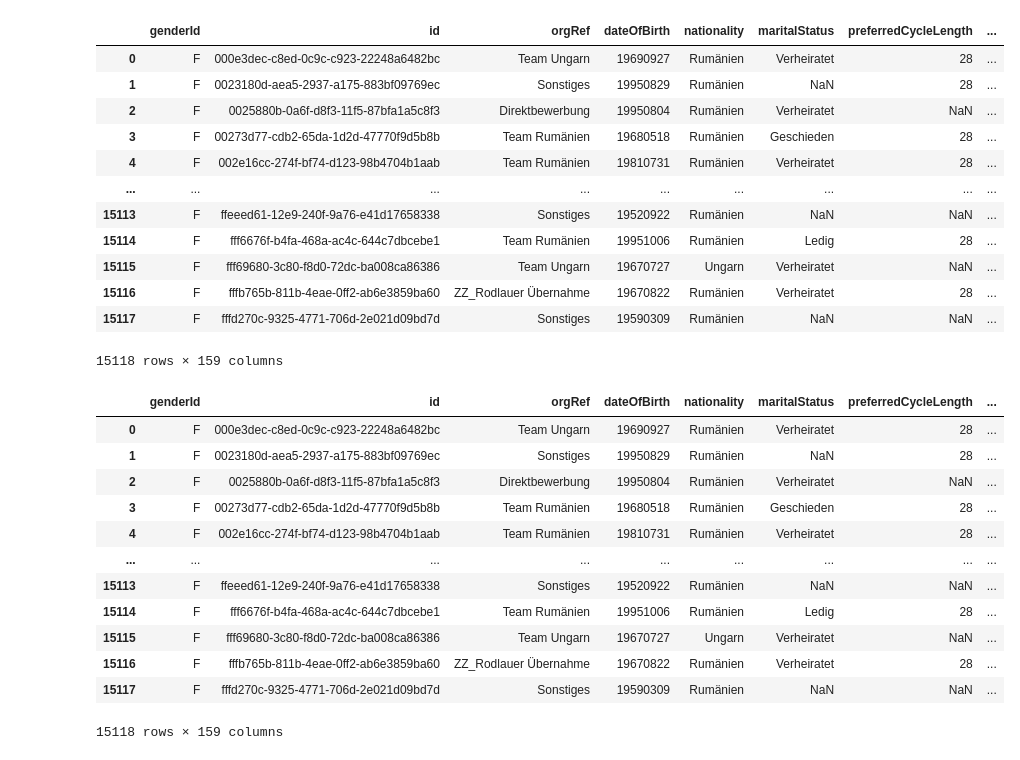
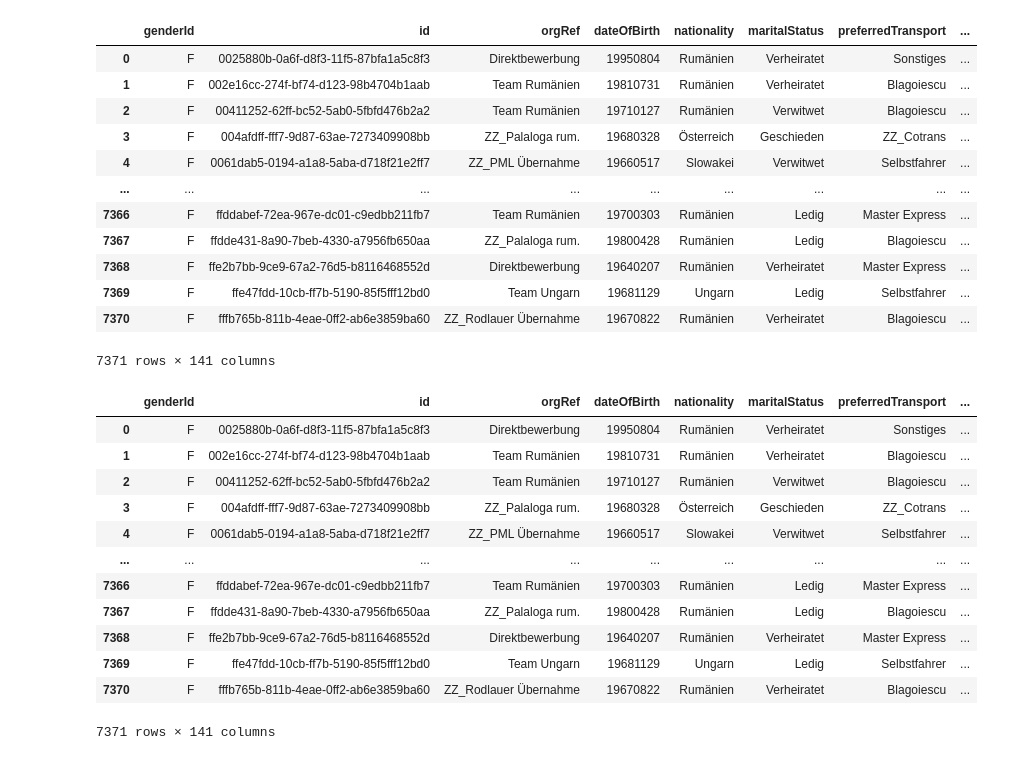
Before and after one commit to SirPoz/masterPipeline, a Jupyter notebook: extraction/caregiverWorkflow.ipynb, the cells around one changed output. Saved outputs shown, nothing was run; the diff lists cells and outputs as text; code cells hidden in the pictures.

```diff
--- a/extraction/caregiverWorkflow.ipynb
+++ b/extraction/caregiverWorkflow.ipynb
@@ -139,9 +139,21 @@ exceptions = [
 'covid-1',
 'covid-2',
 'covid-3',
+"cpvod-1-mit",
+"covid-1-wo",
+"cpvod-2-mit",
+"covid-2-wo",
+"cpvod-3-mit",
+"covid-3-wo",
+"gewerbeschein_nr",
+
+"PFSystem",
 'keine-kurse',
 'agentur-zuletzt',
-
+'BE_PERSONALAUSWEIS_NR',
+'BE_PERSONALAUSWEIS_BEHOERDE',
+'BE_PERSONALAUSWEIS_GUELTIG_AB',
+'BE_PERSONALAUSWEIS'
 ]
 
 exceptions = [x.lower() for x in exceptions]
@@ -243,48 +255,50 @@ if data["entries"] is not None:
 df = pd.DataFrame(totalData)
 df
 # %% [output]
-|  | genderId | id | orgRef | dateOfBirth | nationality | maritalStatus | preferredCycleLength | ... |
-| 0 | F | 000e3dec-c8ed-0c9c-c923-22248a6482bc | Team Ungarn | 19690927 | Rumänien | Verheiratet | 28 | ... |
-| 1 | F | 0023180d-aea5-2937-a175-883bf09769ec | Sonstiges | 19950829 | Rumänien | NaN | 28 | ... |
-| 2 | F | 0025880b-0a6f-d8f3-11f5-87bfa1a5c8f3 | Direktbewerbung | 19950804 | Rumänien | Verheiratet | NaN | ... |
-| 3 | F | 00273d77-cdb2-65da-1d2d-47770f9d5b8b | Team Rumänien | 19680518 | Rumänien | Geschieden | 28 | ... |
-| 4 | F | 002e16cc-274f-bf74-d123-98b4704b1aab | Team Rumänien | 19810731 | Rumänien | Verheiratet | 28 | ... |
+|  | genderId | id | orgRef | dateOfBirth | nationality | maritalStatus | preferredTransport | ... |
+| 0 | F | 0025880b-0a6f-d8f3-11f5-87bfa1a5c8f3 | Direktbewerbung | 19950804 | Rumänien | Verheiratet | Sonstiges | ... |
+| 1 | F | 002e16cc-274f-bf74-d123-98b4704b1aab | Team Rumänien | 19810731 | Rumänien | Verheiratet | Blagoiescu | ... |
+| 2 | F | 00411252-62ff-bc52-5ab0-5fbfd476b2a2 | Team Rumänien | 19710127 | Rumänien | Verwitwet | Blagoiescu | ... |
+| 3 | F | 004afdff-fff7-9d87-63ae-7273409908bb | ZZ_Palaloga rum. | 19680328 | Österreich | Geschieden | ZZ_Cotrans | ... |
+| 4 | F | 0061dab5-0194-a1a8-5aba-d718f21e2ff7 | ZZ_PML Übernahme | 19660517 | Slowakei | Verwitwet | Selbstfahrer | ... |
 | ... | ... | ... | ... | ... | ... | ... | ... | ... |
-| 15113 | F | ffeeed61-12e9-240f-9a76-e41d17658338 | Sonstiges | 19520922 | Rumänien | NaN | NaN | ... |
-| 15114 | F | fff6676f-b4fa-468a-ac4c-644c7dbcebe1 | Team Rumänien | 19951006 | Rumänien | Ledig | 28 | ... |
-| 15115 | F | fff69680-3c80-f8d0-72dc-ba008ca86386 | Team Ungarn | 19670727 | Ungarn | Verheiratet | NaN | ... |
-| 15116 | F | fffb765b-811b-4eae-0ff2-ab6e3859ba60 | ZZ_Rodlauer Übernahme | 19670822 | Rumänien | Verheiratet | 28 | ... |
-| 15117 | F | fffd270c-9325-4771-706d-2e021d09bd7d | Sonstiges | 19590309 | Rumänien | NaN | NaN | ... |
+| 7366 | F | ffddabef-72ea-967e-dc01-c9edbb211fb7 | Team Rumänien | 19700303 | Rumänien | Ledig | Master Express | ... |
+| 7367 | F | ffdde431-8a90-7beb-4330-a7956fb650aa | ZZ_Palaloga rum. | 19800428 | Rumänien | Ledig | Blagoiescu | ... |
+| 7368 | F | ffe2b7bb-9ce9-67a2-76d5-b8116468552d | Direktbewerbung | 19640207 | Rumänien | Verheiratet | Master Express | ... |
+| 7369 | F | ffe47fdd-10cb-ff7b-5190-85f5fff12bd0 | Team Ungarn | 19681129 | Ungarn | Ledig | Selbstfahrer | ... |
+| 7370 | F | fffb765b-811b-4eae-0ff2-ab6e3859ba60 | ZZ_Rodlauer Übernahme | 19670822 | Rumänien | Verheiratet | Blagoiescu | ... |
-15118 rows × 159 columns
+7371 rows × 141 columns
 # %%
 for col in df.columns:
     non_null = df[col].dropna()
 
     if len(non_null) > 0 and non_null.isin([True, False]).all():
         df[col] = df[col].fillna(False).astype(bool)
 
 bool_cols = df.select_dtypes(include=["bool", "boolean"]).columns
 
 df[bool_cols] = df[bool_cols].fillna(False)
 
 
 df = df.replace(r'^\s*$', np.nan, regex=True)
 
+df.to_csv("caregiverRaw.csv", index=False, sep=";")
+
 df
 # %% [output]
-|  | genderId | id | orgRef | dateOfBirth | nationality | maritalStatus | preferredCycleLength | ... |
-| 0 | F | 000e3dec-c8ed-0c9c-c923-22248a6482bc | Team Ungarn | 19690927 | Rumänien | Verheiratet | 28 | ... |
-| 1 | F | 0023180d-aea5-2937-a175-883bf09769ec | Sonstiges | 19950829 | Rumänien | NaN | 28 | ... |
-| 2 | F | 0025880b-0a6f-d8f3-11f5-87bfa1a5c8f3 | Direktbewerbung | 19950804 | Rumänien | Verheiratet | NaN | ... |
-| 3 | F | 00273d77-cdb2-65da-1d2d-47770f9d5b8b | Team Rumänien | 19680518 | Rumänien | Geschieden | 28 | ... |
-| 4 | F | 002e16cc-274f-bf74-d123-98b4704b1aab | Team Rumänien | 19810731 | Rumänien | Verheiratet | 28 | ... |
+|  | genderId | id | orgRef | dateOfBirth | nationality | maritalStatus | preferredTransport | ... |
+| 0 | F | 0025880b-0a6f-d8f3-11f5-87bfa1a5c8f3 | Direktbewerbung | 19950804 | Rumänien | Verheiratet | Sonstiges | ... |
+| 1 | F | 002e16cc-274f-bf74-d123-98b4704b1aab | Team Rumänien | 19810731 | Rumänien | Verheiratet | Blagoiescu | ... |
+| 2 | F | 00411252-62ff-bc52-5ab0-5fbfd476b2a2 | Team Rumänien | 19710127 | Rumänien | Verwitwet | Blagoiescu | ... |
+| 3 | F | 004afdff-fff7-9d87-63ae-7273409908bb | ZZ_Palaloga rum. | 19680328 | Österreich | Geschieden | ZZ_Cotrans | ... |
+| 4 | F | 0061dab5-0194-a1a8-5aba-d718f21e2ff7 | ZZ_PML Übernahme | 19660517 | Slowakei | Verwitwet | Selbstfahrer | ... |
 | ... | ... | ... | ... | ... | ... | ... | ... | ... |
-| 15113 | F | ffeeed61-12e9-240f-9a76-e41d17658338 | Sonstiges | 19520922 | Rumänien | NaN | NaN | ... |
-| 15114 | F | fff6676f-b4fa-468a-ac4c-644c7dbcebe1 | Team Rumänien | 19951006 | Rumänien | Ledig | 28 | ... |
-| 15115 | F | fff69680-3c80-f8d0-72dc-ba008ca86386 | Team Ungarn | 19670727 | Ungarn | Verheiratet | NaN | ... |
-| 15116 | F | fffb765b-811b-4eae-0ff2-ab6e3859ba60 | ZZ_Rodlauer Übernahme | 19670822 | Rumänien | Verheiratet | 28 | ... |
-| 15117 | F | fffd270c-9325-4771-706d-2e021d09bd7d | Sonstiges | 19590309 | Rumänien | NaN | NaN | ... |
+| 7366 | F | ffddabef-72ea-967e-dc01-c9edbb211fb7 | Team Rumänien | 19700303 | Rumänien | Ledig | Master Express | ... |
+| 7367 | F | ffdde431-8a90-7beb-4330-a7956fb650aa | ZZ_Palaloga rum. | 19800428 | Rumänien | Ledig | Blagoiescu | ... |
+| 7368 | F | ffe2b7bb-9ce9-67a2-76d5-b8116468552d | Direktbewerbung | 19640207 | Rumänien | Verheiratet | Master Express | ... |
+| 7369 | F | ffe47fdd-10cb-ff7b-5190-85f5fff12bd0 | Team Ungarn | 19681129 | Ungarn | Ledig | Selbstfahrer | ... |
+| 7370 | F | fffb765b-811b-4eae-0ff2-ab6e3859ba60 | ZZ_Rodlauer Übernahme | 19670822 | Rumänien | Verheiratet | Blagoiescu | ... |
-15118 rows × 159 columns
+7371 rows × 141 columns
 # %%
 df.isna().sum()[df.isna().sum() > 0]
 # %% [output]
```
Also changed, not shown: parts of 9 cells of this notebook, 3 other files.
